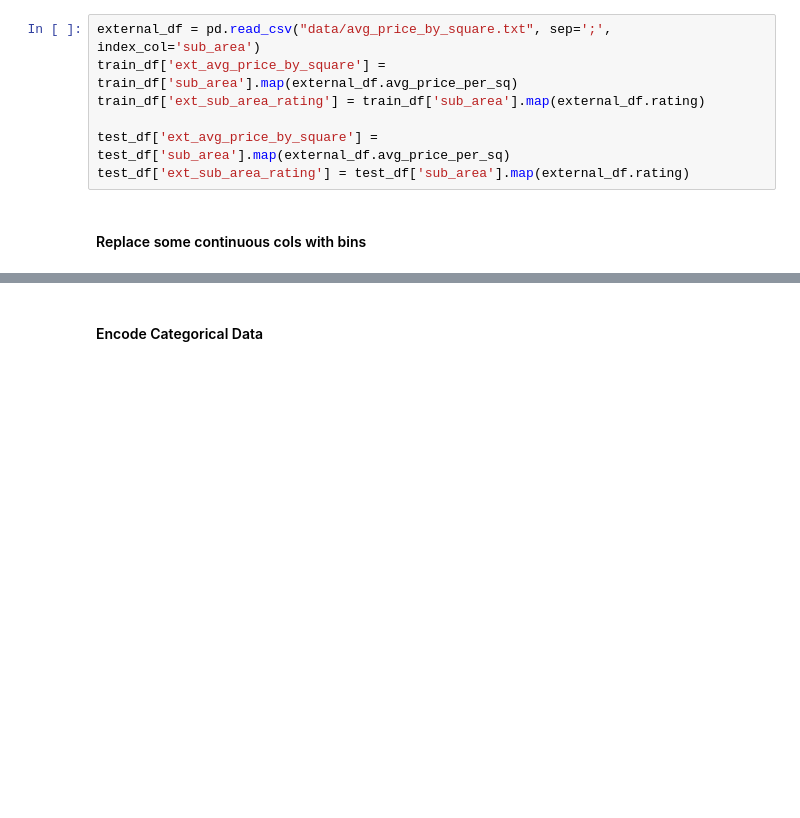
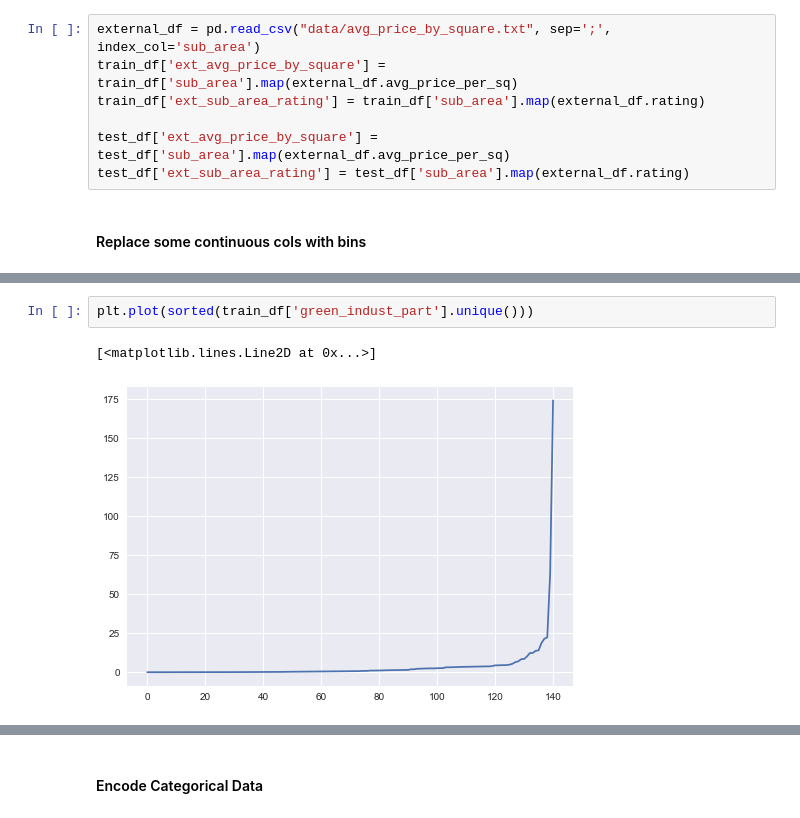
Before and after one commit to kirilldolmatov/SRHM, a Jupyter notebook: SRHM.ipynb, the cells around one changed output, grey strips where cells are left out. Saved outputs shown, nothing was run; the diff lists cells and outputs as text; blank space fills up the shorter version.

```diff
--- a/SRHM.ipynb
+++ b/SRHM.ipynb
@@ -396 +596,6 @@ train_df['bins_trc_sqm_500'] = pd.cut(train_df['trc_sqm_500'], trc_sqm_500_bins,
+# %%
+plt.plot(sorted(train_df['green_indust_part'].unique()))
+# %% [output]
+[<matplotlib.lines.Line2D at 0x...>]
+[figure, added]
 # %%
```
Also changed, not shown: parts of 21 cells of this notebook.
